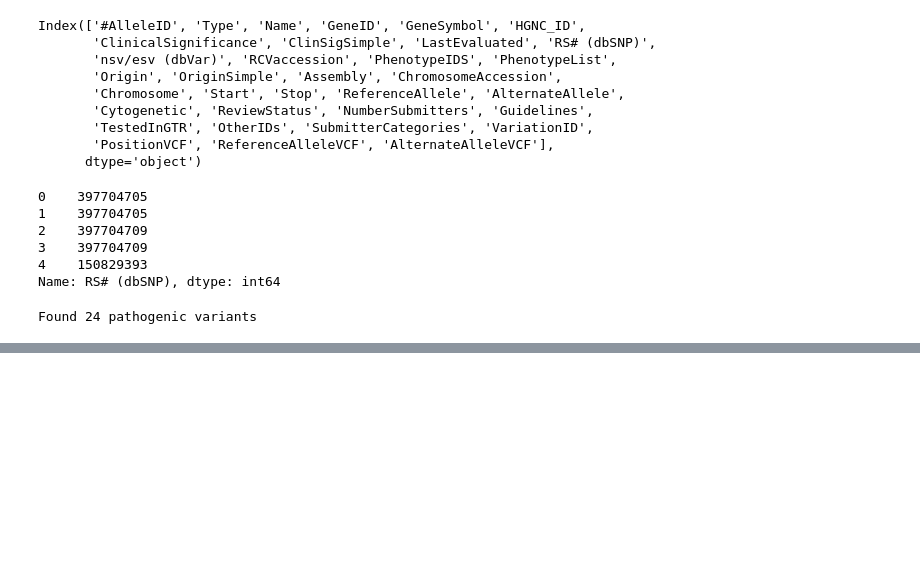
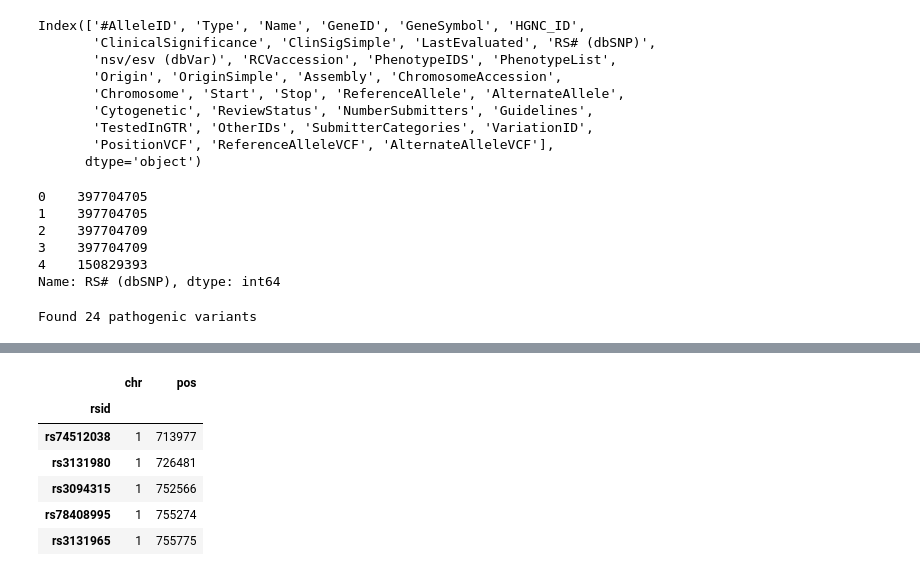
Before and after one commit to mschachter/genomics_class, a Jupyter notebook: Hail w Simons Diversity Data.ipynb, the cells around one changed output, grey strips where cells are left out. Drawn from its saved outputs; the diff is of its cells as text; code cells hidden in the pictures; blank space fills up the shorter version.

```diff
--- a/Hail w Simons Diversity Data.ipynb
+++ b/Hail w Simons Diversity Data.ipynb
@@ -247,0 +291,12 @@ df_clinvar[i]
+# %%
+df_tbl = df_tbl.set_index('rsid').\
+        rename(columns={'locus.contig':'chr', 'locus.position':'pos'})
+df_tbl.head()
+# %% [output]
+|  | chr | pos |
+| rsid |  |  |
+| rs74512038 | 1 | 713977 |
+| rs3131980 | 1 | 726481 |
+| rs3094315 | 1 | 752566 |
+| rs78408995 | 1 | 755274 |
+| rs3131965 | 1 | 755775 |
```
Also changed, not shown: parts of 11 cells of this notebook, 1 other file.
